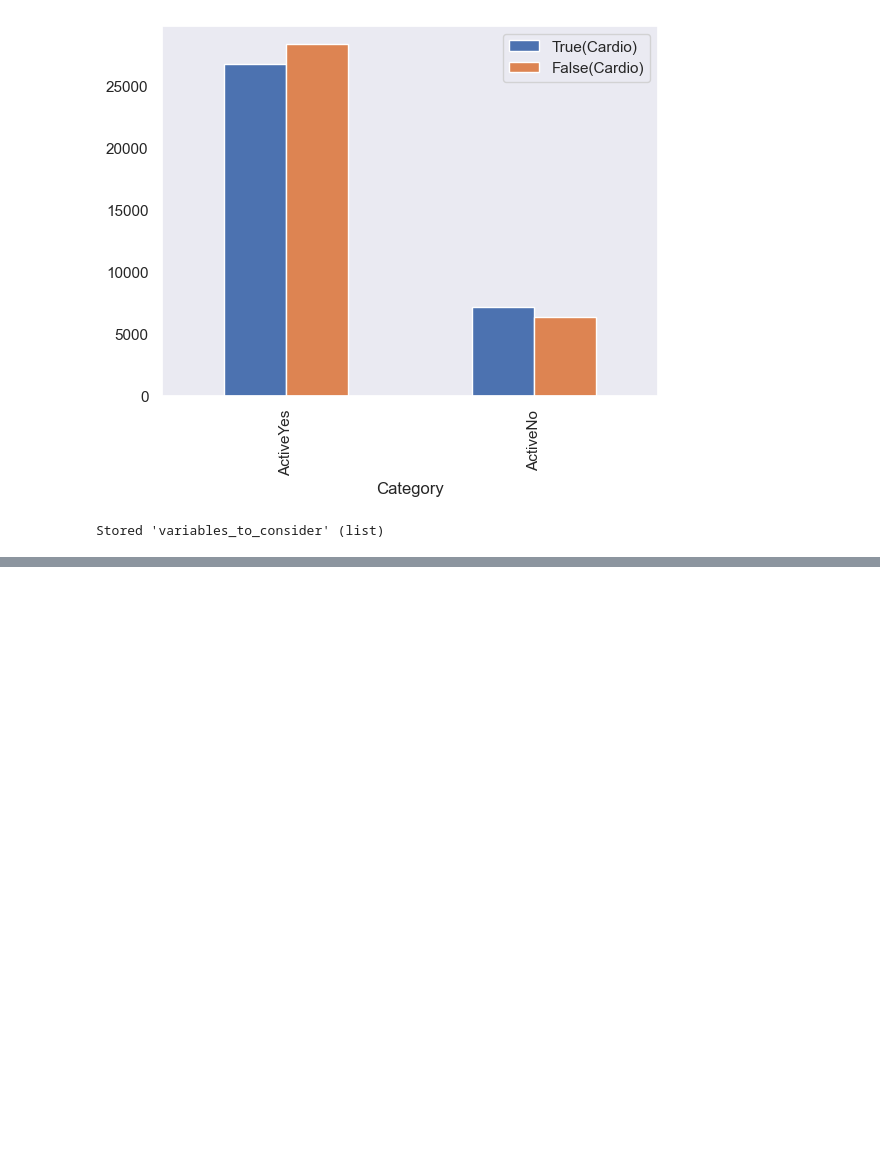
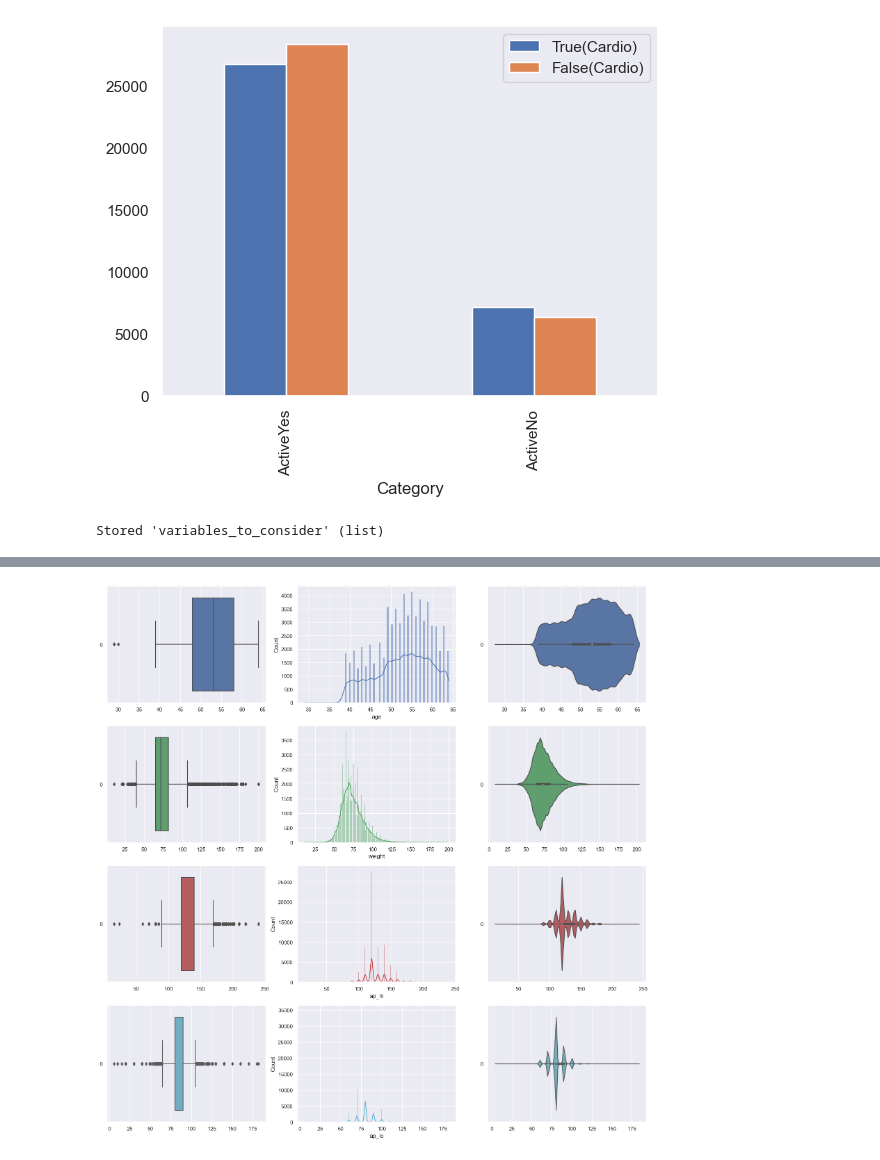
Before and after one commit to Ansh007898/Purojekt, a Jupyter notebook: Main/second_main.ipynb, the cells around one changed output, grey strips where cells are left out. Saved outputs shown, nothing was run; the diff lists cells and outputs as text; code cells hidden in the pictures; blank space fills up the shorter version.

```diff
--- a/Main/second_main.ipynb
+++ b/Main/second_main.ipynb
@@ -509,6 +509,8 @@ def doPlotting(dataIn, dataInSlice):
         sb.histplot(data = dataIn[s], kde = True, color = color_space[row], ax = axes[row, 1])
         sb.violinplot(data = dataIn[s], orient = 'h', color = color_space[row], ax = axes[row, 2])
         row += 1
+def doPlottingDir(dataIn):
+    doPlotting(dataIn, dataIn)
 # %%
 #This takes a thousand eras to run. ~1 minute.
 doPlotting(z, z[num])
@@ -964,3 +966,7 @@ variables_to_consider = ['age', 'weight', 'ap_hi', 'ap_lo', 'cholesterol', 'gluc
 %store variables_to_consider
 # %% [output]
 Stored 'variables_to_consider' (list)
+# %%
+#Trying to see the variables properly.
+p_1f = testdataccopy[variables_to_consider[:4]] #numericals.
+p_1f
@@ -966,0 +987,4 @@ Stored 'variables_to_consider' (list)
+# %%
+doPlottingDir(p_1f)
+# %% [output]
+[figure, added]
```
Also changed, not shown: parts of 5 cells of this notebook, 1 other file.
